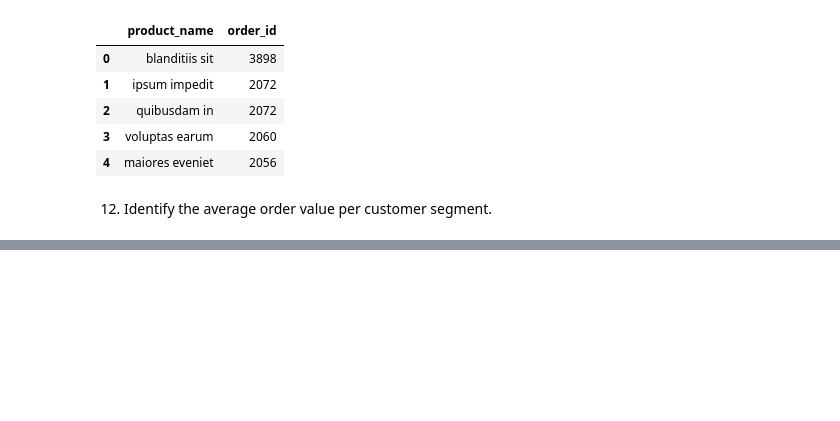
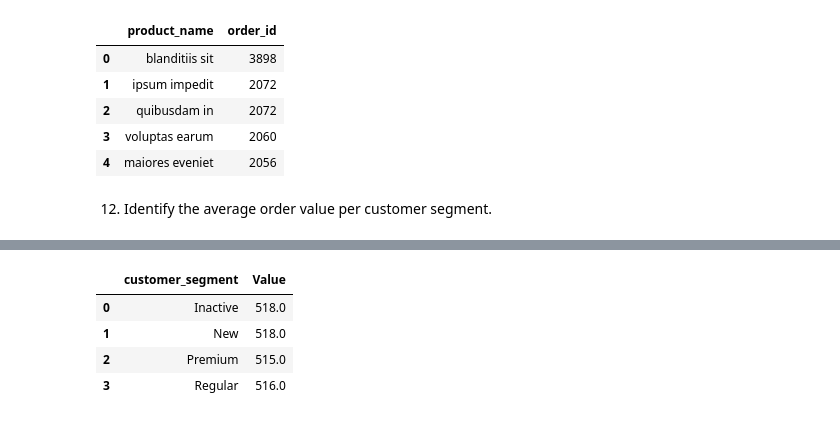
Before and after one commit to akxiit/Normal-Data-Visulization, a Jupyter notebook: notebooks/Sales-analysis/Master-table.ipynb, the cells around one changed output, grey strips where cells are left out. Cells and saved outputs as stored; diff of their text form; code cells hidden in the pictures; blank space fills up the shorter version.

```diff
--- a/notebooks/Sales-analysis/Master-table.ipynb
+++ b/notebooks/Sales-analysis/Master-table.ipynb
@@ -189,0 +194,8 @@ df['customer_segment']
+# %%
+df.groupby('customer_segment')['Value'].mean().reset_index().round()
+# %% [output]
+|  | customer_segment | Value |
+| 0 | Inactive | 518.0 |
+| 1 | New | 518.0 |
+| 2 | Premium | 515.0 |
+| 3 | Regular | 516.0 |
```
Also changed, not shown: parts of 2 cells of this notebook.
